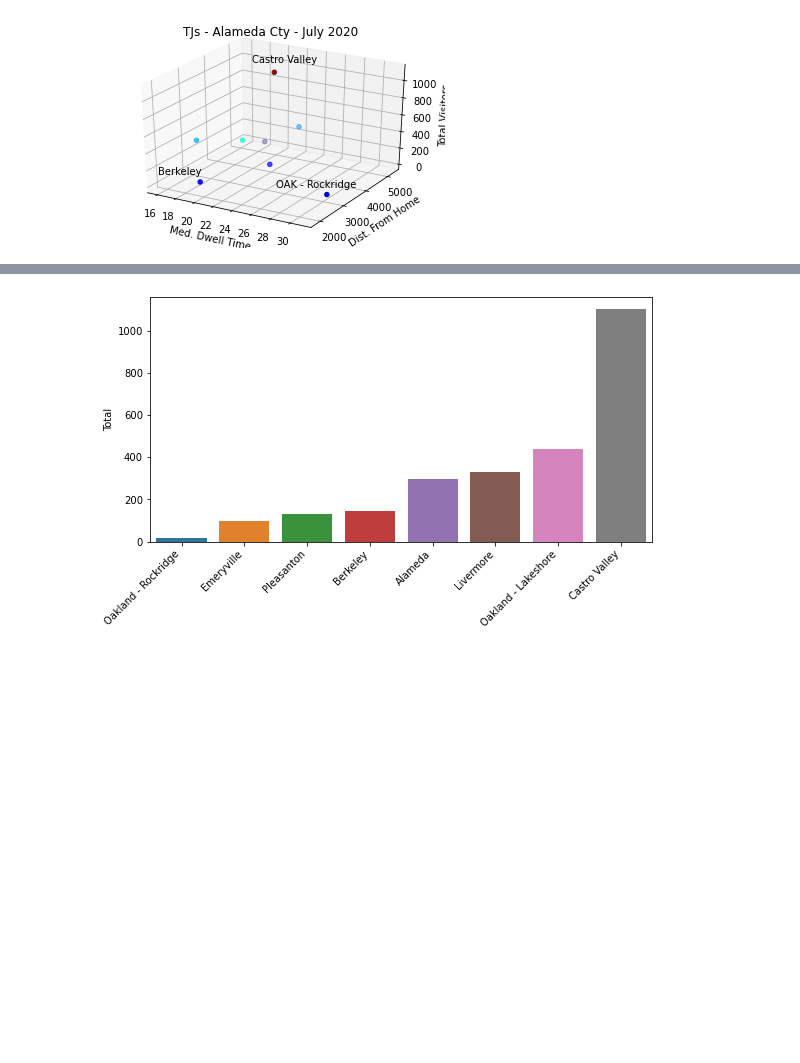
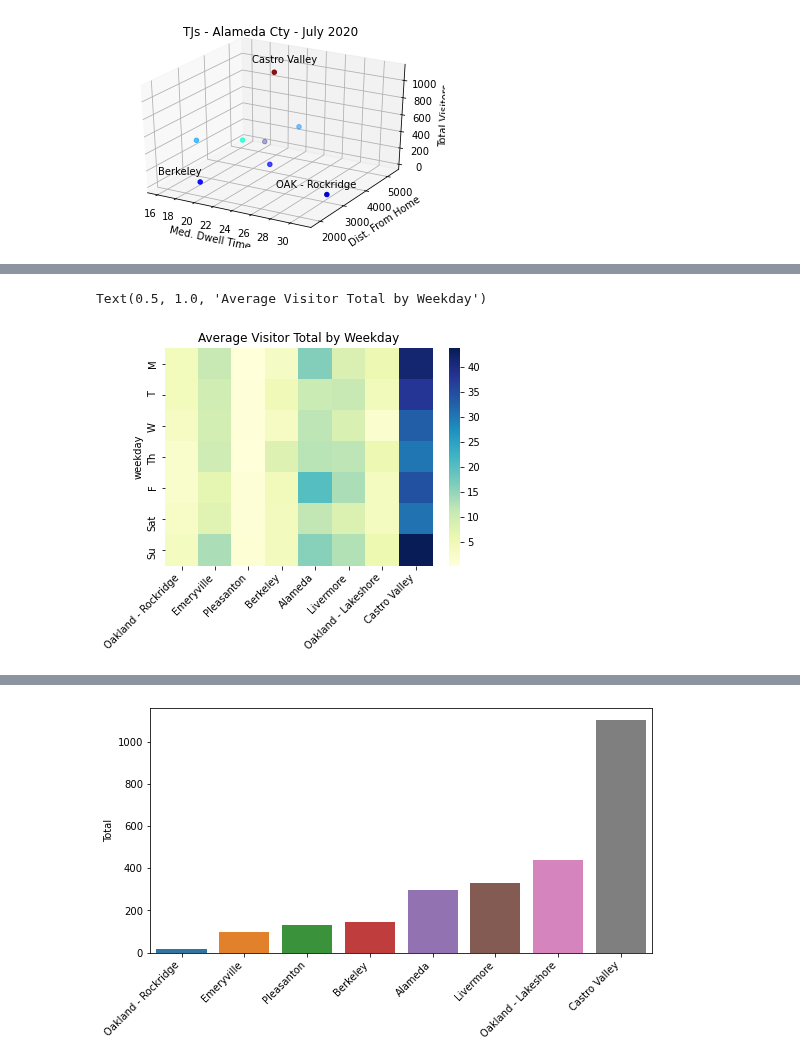
Before and after one commit to tahentx/pv_workbook, a Jupyter notebook: datascience/safegraph/alameda_county_tj.ipynb, the cells around one changed output, grey strips where cells are left out. Cells and saved outputs as stored; diff of their text form; code cells hidden in the pictures; blank space fills up the shorter version.

Commit message:
implement heatmap

```diff
--- a/datascience/safegraph/alameda_county_tj.ipynb
+++ b/datascience/safegraph/alameda_county_tj.ipynb
@@ -172,3 +172,10 @@ weekday_avg
 | F | 2.00 | 7.00 | 0.80 | 4.40 | 20.20 | 13.20 | 3.60 | 34.40 |
 | Sat | 2.75 | 7.50 | 0.75 | 4.00 | 11.50 | 8.25 | 3.75 | 30.75 |
 | Su | 3.75 | 13.25 | 1.00 | 4.00 | 16.00 | 12.75 | 5.75 | 43.75 |
+# %%
+c = sns.heatmap(weekday_avg,cmap='YlGnBu')
+c.set_xticklabels(chart.get_xticklabels(), rotation=45, horizontalalignment='right')
+plt.title('Average Visitor Total by Weekday')
+# %% [output]
+Text(0.5, 1.0, 'Average Visitor Total by Weekday')
+[figure, added]
```
Also changed, not shown: parts of 6 cells of this notebook.
